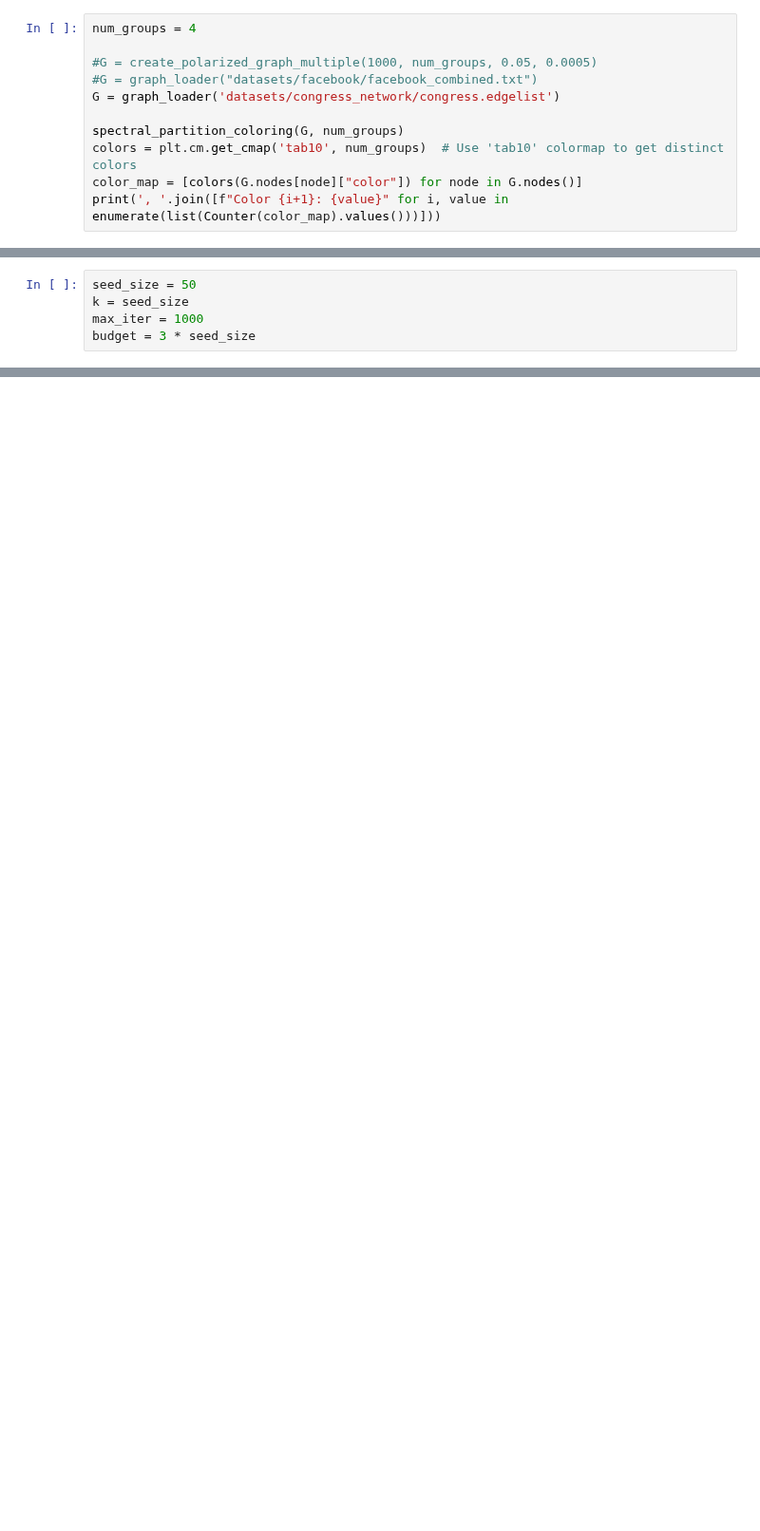
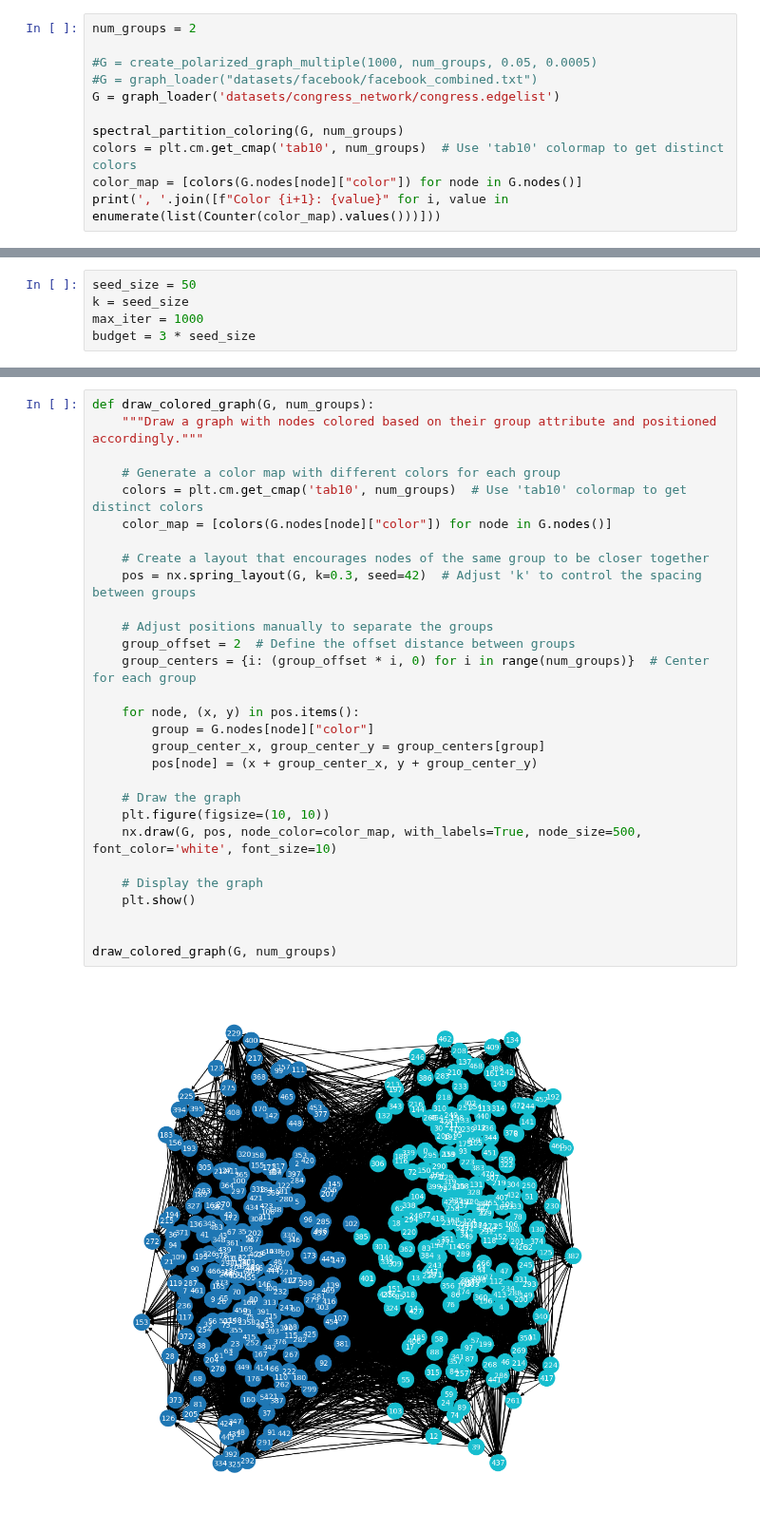
Before and after one commit to jonasq99/Designing_Link_Recommendation_Methods_to_Reduce_Polarization, a Jupyter notebook: link_addidtion.ipynb, the cells around one changed output, grey strips where cells are left out. Shown at 95% size. Drawn from its saved outputs; the diff is of its cells as text; blank space fills up the shorter version.

```diff
--- a/link_addidtion.ipynb
+++ b/link_addidtion.ipynb
@@ -127,5 +172,5 @@ def evaluate_graph_modifications(G, seeds, k, max_iter, budget):
 # %%
-num_groups = 4
+num_groups = 2
 
 #G = create_polarized_graph_multiple(1000, num_groups, 0.05, 0.0005)
 #G = graph_loader("datasets/facebook/facebook_combined.txt")
@@ -241,0 +265,31 @@ Results for Degree seed
+# %%
+def draw_colored_graph(G, num_groups):
+    """Draw a graph with nodes colored based on their group attribute and positioned accordingly."""
+
+    # Generate a color map with different colors for each group
+    colors = plt.cm.get_cmap('tab10', num_groups)  # Use 'tab10' colormap to get distinct colors
+    color_map = [colors(G.nodes[node]["color"]) for node in G.nodes()]
+
+    # Create a layout that encourages nodes of the same group to be closer together
+    pos = nx.spring_layout(G, k=0.3, seed=42)  # Adjust 'k' to control the spacing between groups
+
+    # Adjust positions manually to separate the groups
+    group_offset = 2  # Define the offset distance between groups
+    group_centers = {i: (group_offset * i, 0) for i in range(num_groups)}  # Center for each group
+
+    for node, (x, y) in pos.items():
+        group = G.nodes[node]["color"]
+        group_center_x, group_center_y = group_centers[group]
+        pos[node] = (x + group_center_x, y + group_center_y)
+
+    # Draw the graph
+    plt.figure(figsize=(10, 10))
+    nx.draw(G, pos, node_color=color_map, with_labels=True, node_size=500, font_color='white', font_size=10)
+
+    # Display the graph
+    plt.show()
+
+
+draw_colored_graph(G, num_groups)
+# %% [output]
+[figure, added]
```
Also changed, not shown: parts of 11 cells of this notebook, 3 other files.
